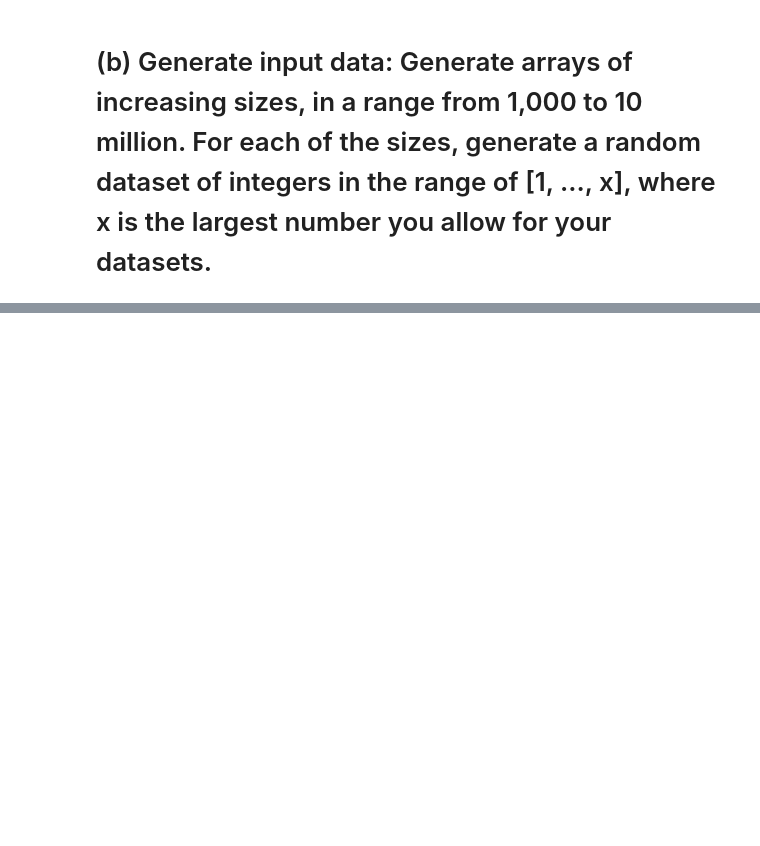
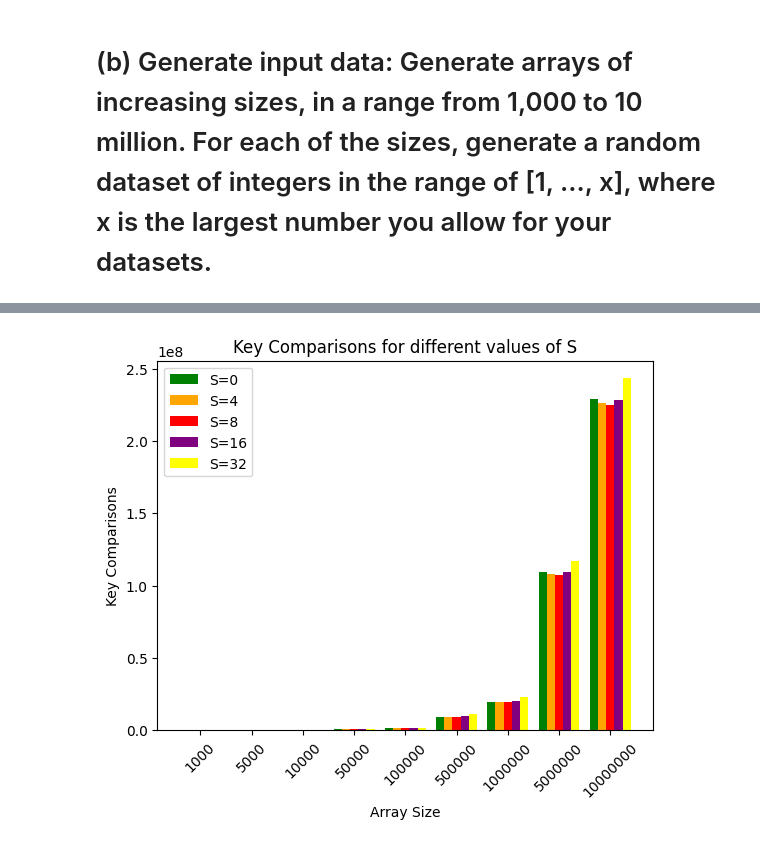
Before and after one commit to Acrylic125/sc2001-lab, a Jupyter notebook: lab1/sorting.ipynb, the cells around one changed output, grey strips where cells are left out. Saved outputs shown, nothing was run; the diff lists cells and outputs as text; code cells hidden in the pictures; blank space fills up the shorter version.

```diff
--- a/lab1/sorting.ipynb
+++ b/lab1/sorting.ipynb
@@ -58,8 +52,8 @@ def hybrid_merge_sort(arr: List[int], S: int = 0) -> Tuple[List[int], int]:
 
     if len(arr) <= S:
         # Copy arr to avoid mutations.
-        copy_arr = [x for x in arr]
-        return insertion_sort(copy_arr)
+        sorted_arr, comparisons = insertion_sort(arr)
+        return sorted_arr, comparisons
 
     # Normal merge sort
     if len(arr) == 2:
@@ -76,8 +70,8 @@ def hybrid_merge_sort(arr: List[int], S: int = 0) -> Tuple[List[int], int]:
     result: List[int] = []
     key_comparisons = key_comparisons_left + key_comparisons_right
     while (lptr < len(merged_left) or rptr < len(merged_right)):
+        key_comparisons += 1
         if lptr < len(merged_left) and rptr < len(merged_right):
-            key_comparisons += 1
             if merged_left[lptr] < merged_right[rptr]:
                 result.append(merged_left[lptr])
                 lptr += 1
@@ -147,0 +218,19 @@ for i in range(100_000, 1_000_000, 100_000):
+# %%
+categories = [f"{size}" for size in sizes]
+
+x = np.arange(len(categories))
+width = 0.8 / len(tests)
+
+for i, test in enumerate(tests):
+    offset = (i - (len(tests) - 1) / 2) * width
+    plt.bar(x + offset, test['Y'], width, label=f'S={test["S"]}', color=test['color'])
+
+plt.xlabel('Array Size')
+plt.ylabel('Key Comparisons')
+plt.title('Key Comparisons for different values of S')
+plt.xticks(x, categories)
+plt.xticks(rotation=45)
+plt.legend()
+plt.show()
+# %% [output]
+[figure, added]
```
Also changed, not shown: parts of 18 cells of this notebook.
